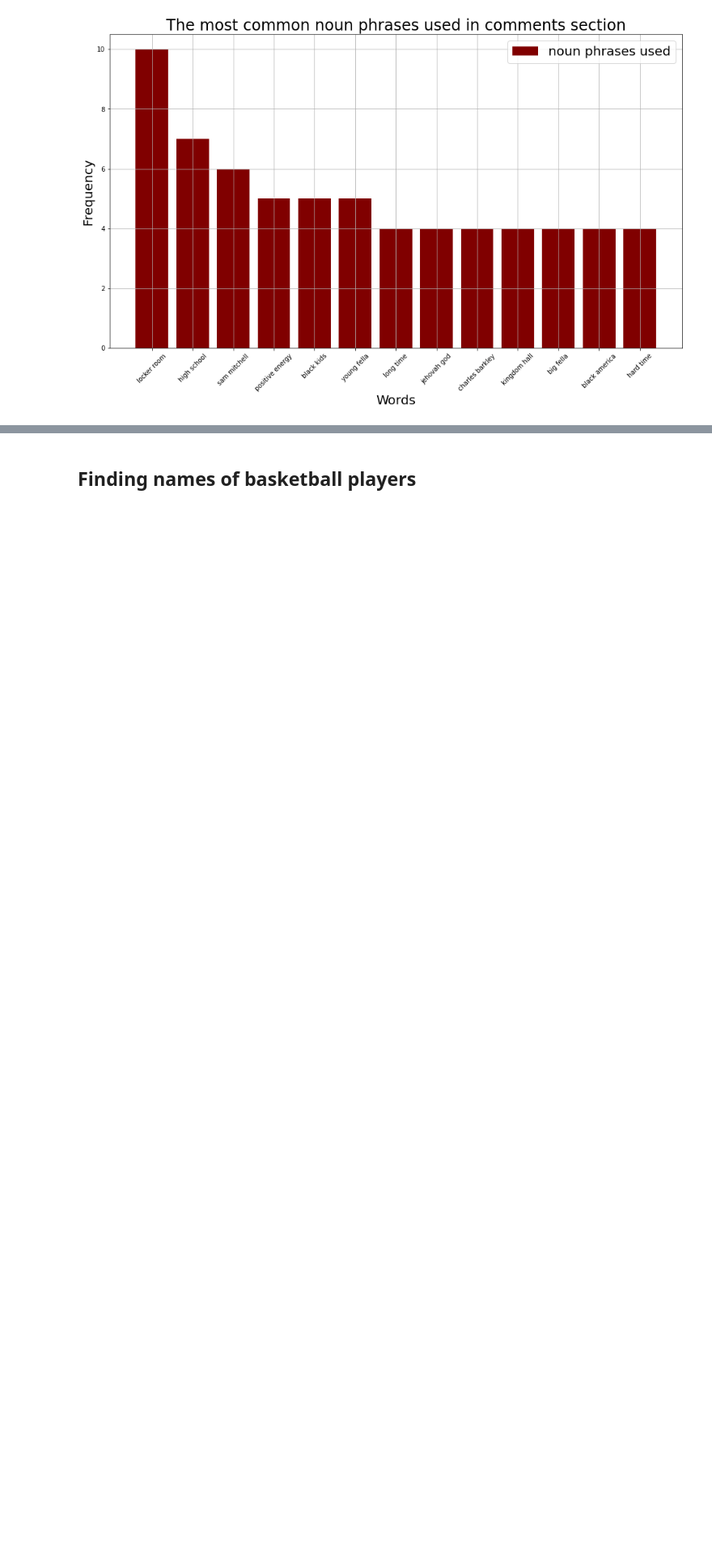
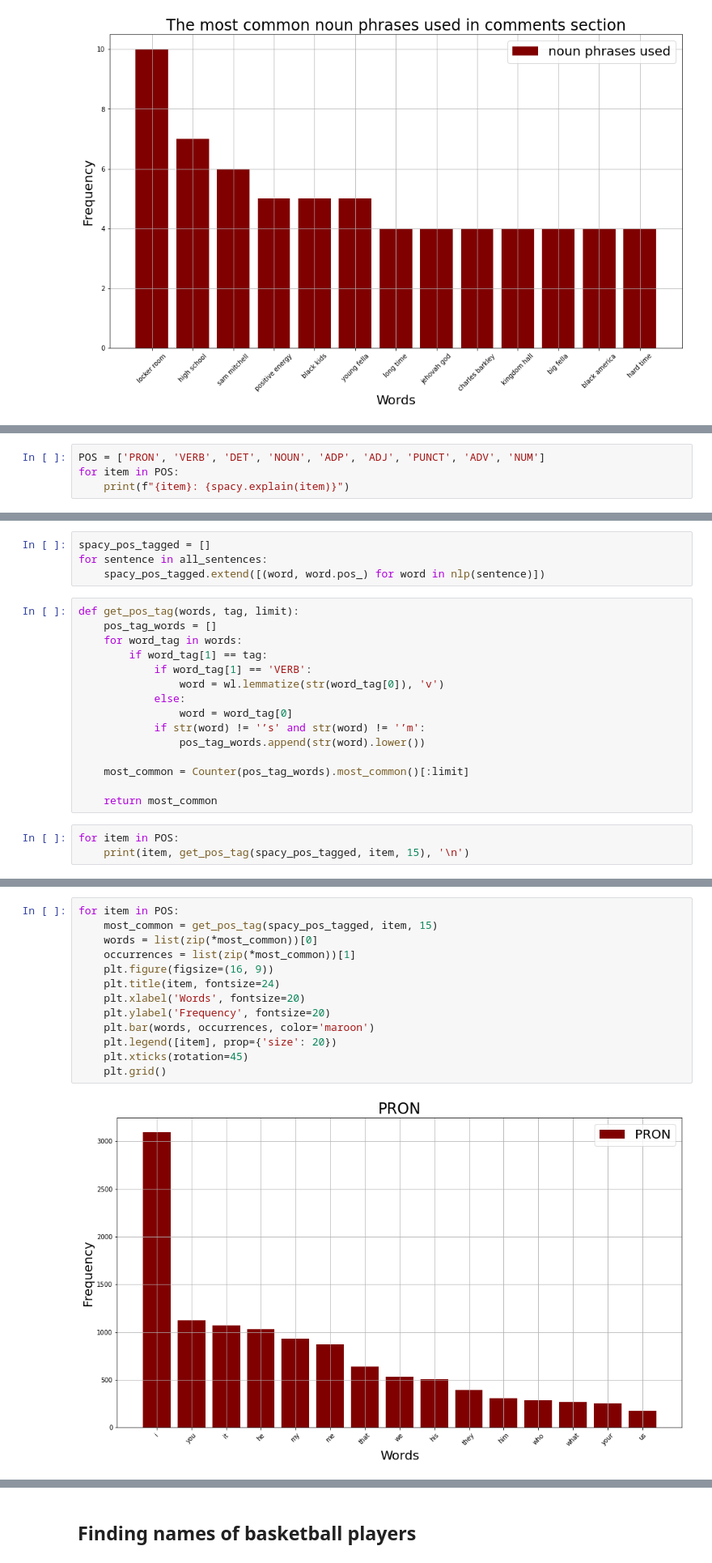
Before and after one commit to dpalatynski/DataAnalysis, a Jupyter notebook: book-analysis/book-analysis.ipynb, the cells around one changed output, grey strips where cells are left out. Shown at 81% size. Saved outputs shown, nothing was run; the diff lists cells and outputs as text; blank space fills up the shorter version.

```diff
--- a/book-analysis/book-analysis.ipynb
+++ b/book-analysis/book-analysis.ipynb
@@ -224,0 +235,4 @@ plt.grid()
+# %%
+POS = ['PRON', 'VERB', 'DET', 'NOUN', 'ADP', 'ADJ', 'PUNCT', 'ADV', 'NUM']
+for item in POS:
+    print(f"{item}: {spacy.explain(item)}")
@@ -224,0 +249,22 @@ plt.grid()
+# %%
+spacy_pos_tagged = []
+for sentence in all_sentences:
+    spacy_pos_tagged.extend([(word, word.pos_) for word in nlp(sentence)])
+# %%
+def get_pos_tag(words, tag, limit):
+    pos_tag_words = []
+    for word_tag in words:
+        if word_tag[1] == tag:
+            if word_tag[1] == 'VERB':
+                word = wl.lemmatize(str(word_tag[0]), 'v')
+            else:
+                word = word_tag[0]
+            if str(word) != '’s' and str(word) != '’m':
+                pos_tag_words.append(str(word).lower())
+
+    most_common = Counter(pos_tag_words).most_common()[:limit]
+
+    return most_common
+# %%
+for item in POS:
+    print(item, get_pos_tag(spacy_pos_tagged, item, 15), '\n')
@@ -224,0 +289,15 @@ plt.grid()
+# %%
+for item in POS:
+    most_common = get_pos_tag(spacy_pos_tagged, item, 15)
+    words = list(zip(*most_common))[0]
+    occurrences = list(zip(*most_common))[1]
+    plt.figure(figsize=(16, 9))
+    plt.title(item, fontsize=24)
+    plt.xlabel('Words', fontsize=20)
+    plt.ylabel('Frequency', fontsize=20)
+    plt.bar(words, occurrences, color='maroon')
+    plt.legend([item], prop={'size': 20})
+    plt.xticks(rotation=45)
+    plt.grid()
+# %% [output]
+[figure, added]
```
Also changed, not shown: parts of 14 cells of this notebook.
